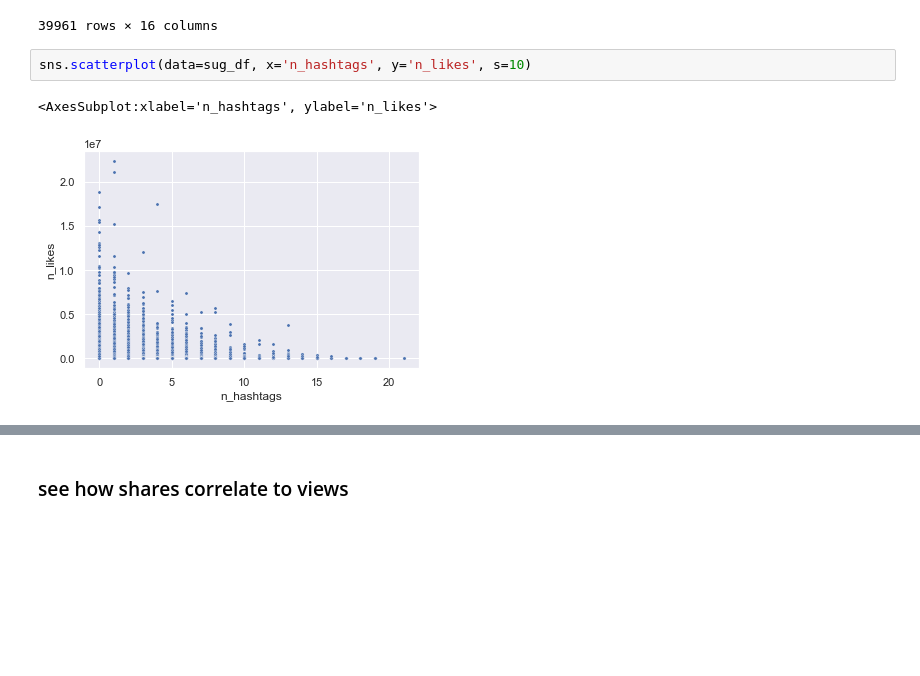
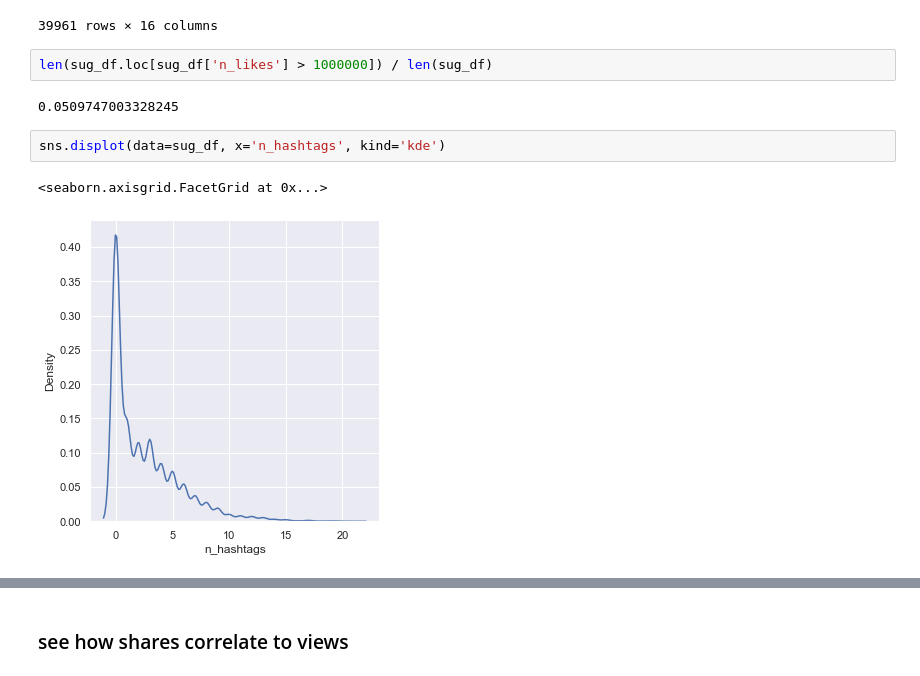
Before and after one commit to datares/TikTok_Famous, a Jupyter notebook: Analysis/Trending Videos/data_exploration.ipynb, the cells around one changed output, grey strips where cells are left out. Drawn from its saved outputs; the diff is of its cells as text; blank space fills up the shorter version.

Commit message:
more analysis/plots

```diff
--- a/Analysis/Trending Videos/data_exploration.ipynb
+++ b/Analysis/Trending Videos/data_exploration.ipynb
@@ -185,8 +185,12 @@ sug_df
 | 39959 | 6.885807e+18 | 1.603227e+09 | victoriabachlet | [] | 0 | wheres my love by syml | 18.0 | 50100.0 | 331.0 | ... |
 | 39960 | 6.885568e+18 | 1.603171e+09 | victoriabachlet | [] | 0 | original sound | 16.0 | 219400.0 | 2428.0 | ... |
 39961 rows × 16 columns
+# %%
+len(sug_df.loc[sug_df['n_likes'] > 1000000]) / len(sug_df)
+# %% [output]
+0.0509747003328245
 # %%
-sns.scatterplot(data=sug_df, x='n_hashtags', y='n_likes', s=10)
+sns.displot(data=sug_df, x='n_hashtags', kind='kde')
 # %% [output]
-<AxesSubplot:xlabel='n_hashtags', ylabel='n_likes'>
+<seaborn.axisgrid.FacetGrid at 0x...>
-[figure, old version]
+[figure, new version]
```
Also changed, not shown: parts of 8 cells of this notebook, 2 other files.
